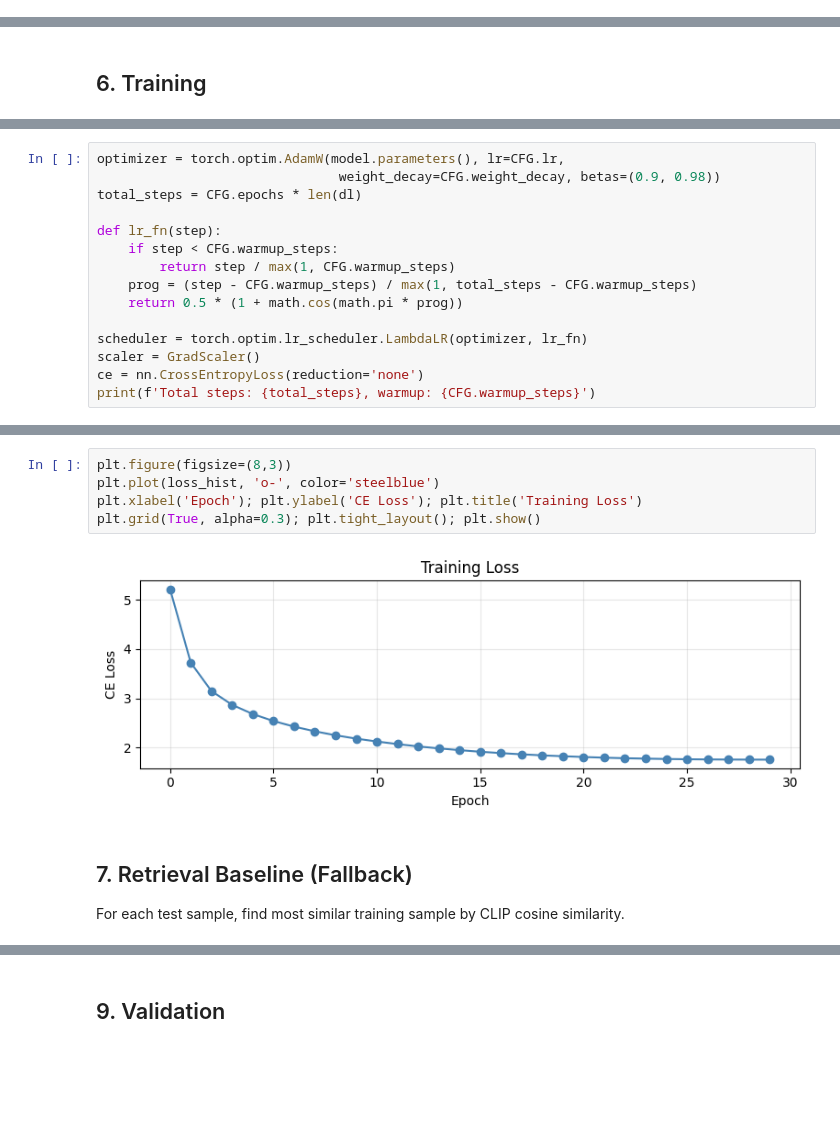
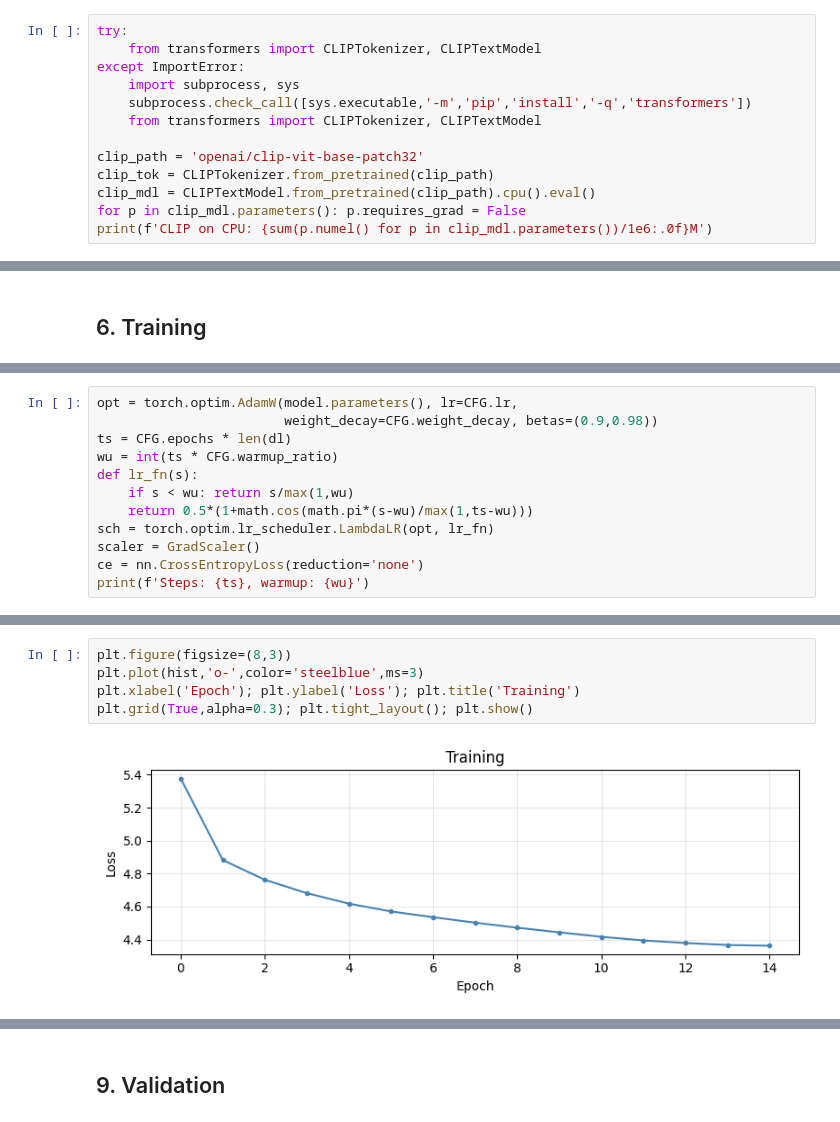
Before and after one commit to arec1b0/kaggle-notebooks, a Jupyter notebook: motion-generation.ipynb, the cells around one changed output, grey strips where cells are left out. Drawn from its saved outputs; the diff is of its cells as text; blank space fills up the shorter version.

```diff
--- a/motion-generation.ipynb
+++ b/motion-generation.ipynb
@@ -463,0 +119,13 @@ Model params: 27.59M
+# %%
+try:
+    from transformers import CLIPTokenizer, CLIPTextModel
+except ImportError:
+    import subprocess, sys
+    subprocess.check_call([sys.executable,'-m','pip','install','-q','transformers'])
+    from transformers import CLIPTokenizer, CLIPTextModel
+
+clip_path = 'openai/clip-vit-base-patch32'
+clip_tok = CLIPTokenizer.from_pretrained(clip_path)
+clip_mdl = CLIPTextModel.from_pretrained(clip_path).cpu().eval()
+for p in clip_mdl.parameters(): p.requires_grad = False
+print(f'CLIP on CPU: {sum(p.numel() for p in clip_mdl.parameters())/1e6:.0f}M')
@@ -466,16 +391,13 @@ Model params: 27.59M
 # %%
-optimizer = torch.optim.AdamW(model.parameters(), lr=CFG.lr,
-                               weight_decay=CFG.weight_decay, betas=(0.9, 0.98))
-total_steps = CFG.epochs * len(dl)
-
-def lr_fn(step):
-    if step < CFG.warmup_steps:
-        return step / max(1, CFG.warmup_steps)
-    prog = (step - CFG.warmup_steps) / max(1, total_steps - CFG.warmup_steps)
-    return 0.5 * (1 + math.cos(math.pi * prog))
-
-scheduler = torch.optim.lr_scheduler.LambdaLR(optimizer, lr_fn)
+opt = torch.optim.AdamW(model.parameters(), lr=CFG.lr,
+                        weight_decay=CFG.weight_decay, betas=(0.9,0.98))
+ts = CFG.epochs * len(dl)
+wu = int(ts * CFG.warmup_ratio)
+def lr_fn(s):
+    if s < wu: return s/max(1,wu)
+    return 0.5*(1+math.cos(math.pi*(s-wu)/max(1,ts-wu)))
+sch = torch.optim.lr_scheduler.LambdaLR(opt, lr_fn)
 scaler = GradScaler()
 ce = nn.CrossEntropyLoss(reduction='none')
-print(f'Total steps: {total_steps}, warmup: {CFG.warmup_steps}')
+print(f'Steps: {ts}, warmup: {wu}')
 # %% [output]
@@ -535,11 +458,7 @@ Best loss: 1.7561
 # %%
 plt.figure(figsize=(8,3))
-plt.plot(loss_hist, 'o-', color='steelblue')
-plt.xlabel('Epoch'); plt.ylabel('CE Loss'); plt.title('Training Loss')
-plt.grid(True, alpha=0.3); plt.tight_layout(); plt.show()
+plt.plot(hist,'o-',color='steelblue',ms=3)
+plt.xlabel('Epoch'); plt.ylabel('Loss'); plt.title('Training')
+plt.grid(True,alpha=0.3); plt.tight_layout(); plt.show()
 # %% [output]
-[figure, old version]
+[figure, new version]
-# %% [markdown]
-## 7. Retrieval Baseline (Fallback)
-
-For each test sample, find most similar training sample by CLIP cosine similarity.
```
Also changed, not shown: parts of 52 cells of this notebook.
